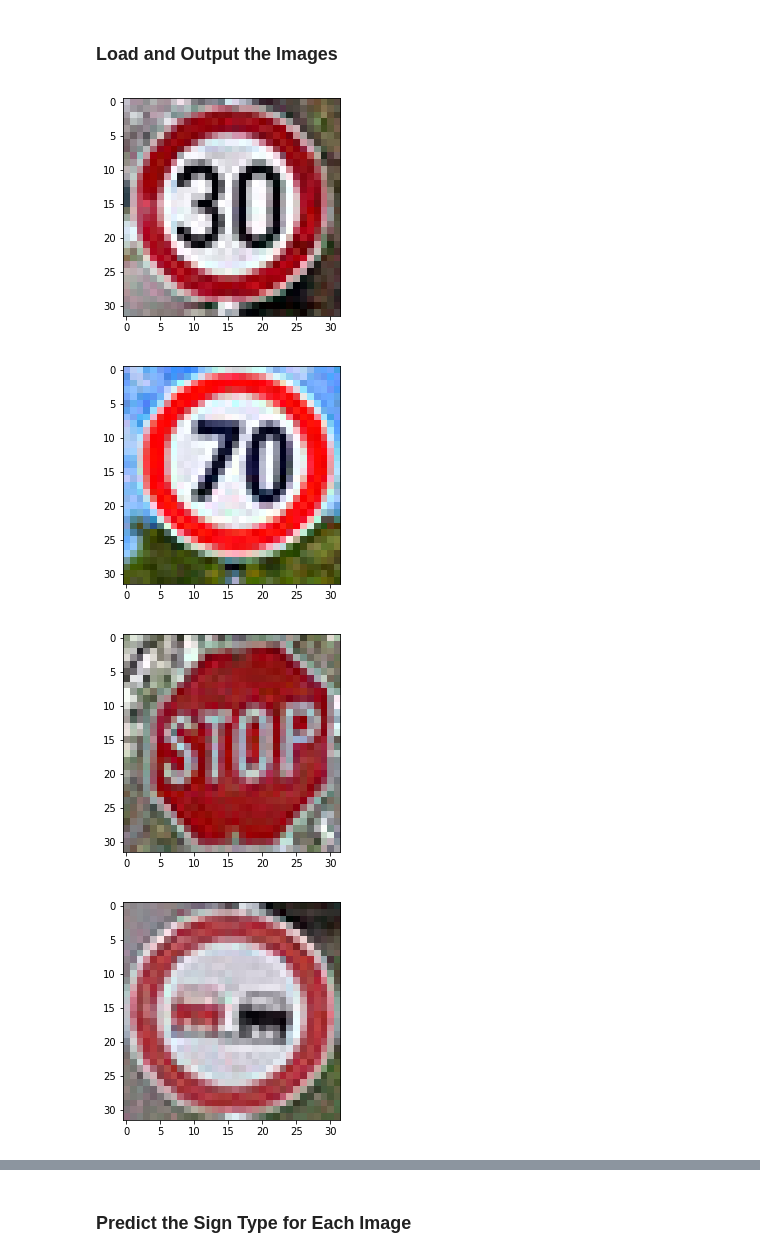
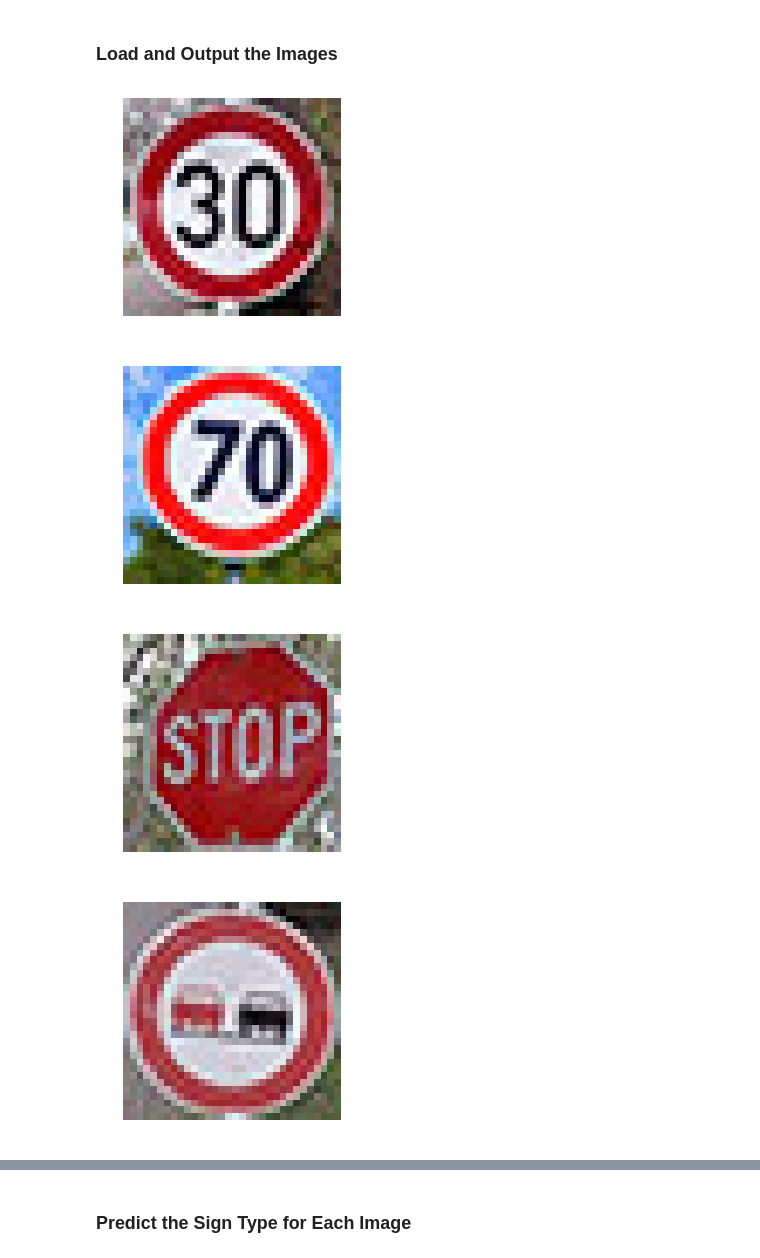
Before and after one commit to KyleARector/CarND-Traffic-Sign-Classifier-Project, a Jupyter notebook: Traffic_Sign_Classifier.ipynb, the cells around one changed output, grey strips where cells are left out. Saved outputs shown, nothing was run; the diff lists cells and outputs as text; code cells hidden in the pictures.

```diff
--- a/Traffic_Sign_Classifier.ipynb
+++ b/Traffic_Sign_Classifier.ipynb
@@ -412,23 +412,24 @@ You may find `signnames.csv` useful as it contains mappings from the class id (i
 # %%
 ### Load the images and plot them here.
 ### Feel free to use as many code cells as needed.
 
 import os
 import matplotlib.image as mpi
 
 X_additional = []
 y_additional = np.asarray([1, 4, 10, 14, 22])
 
 for filename in os.listdir("additional-signs"):
-    image = mpi.imread("additional-signs/" + filename)
-    image = cv2.cvtColor(image, cv2.COLOR_RGBA2RGB)
+    img = mpi.imread("additional-signs/" + filename)
+    img = cv2.cvtColor(img, cv2.COLOR_RGBA2RGB)
     plt.figure()
-    plt.imshow(image)
-    X_additional.append(image)
+    plt.imshow(img)
+    plt.axis("off")
+    X_additional.append(img)
 plt.show()
 X_additional = np.asarray(X_additional)
 # %% [output]
-[figure, old version]
+[figure, new version]
-[figure, old version]
+[figure, new version]
-[figure, old version]
+[figure, new version]
-[figure, old version]
+[figure, new version]
```
Also changed, not shown: parts of 9 cells of this notebook, 4 other files.
